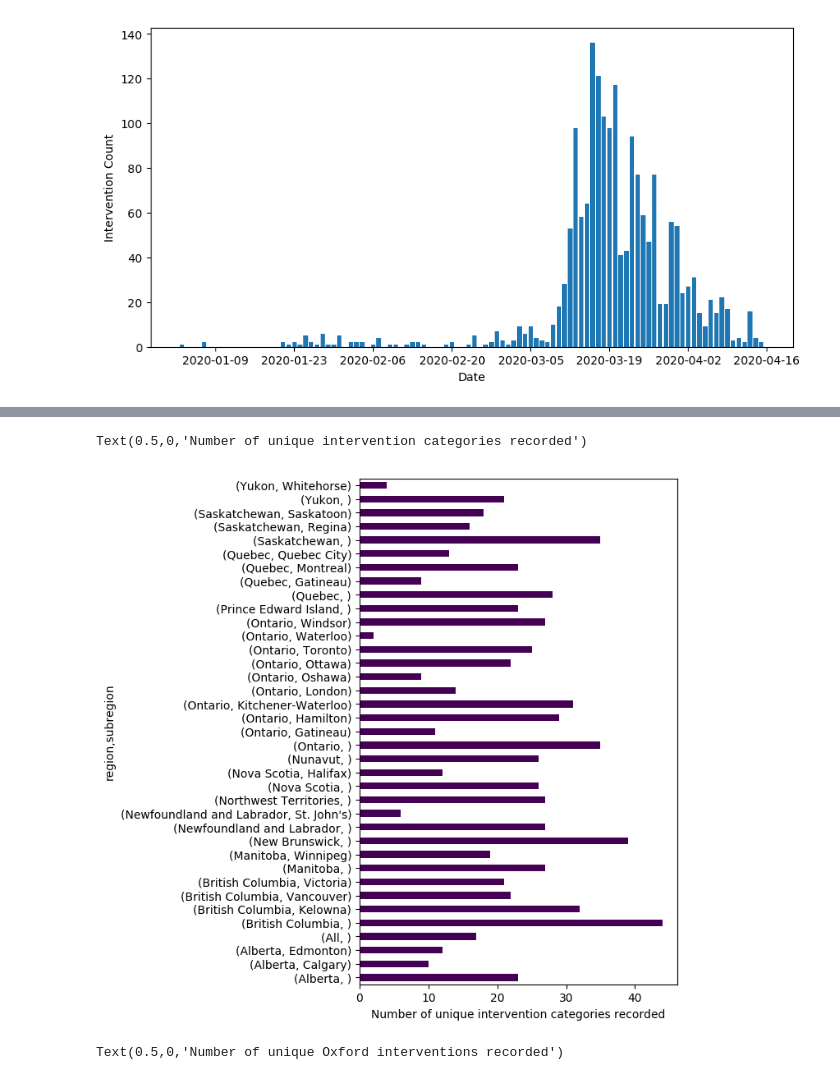
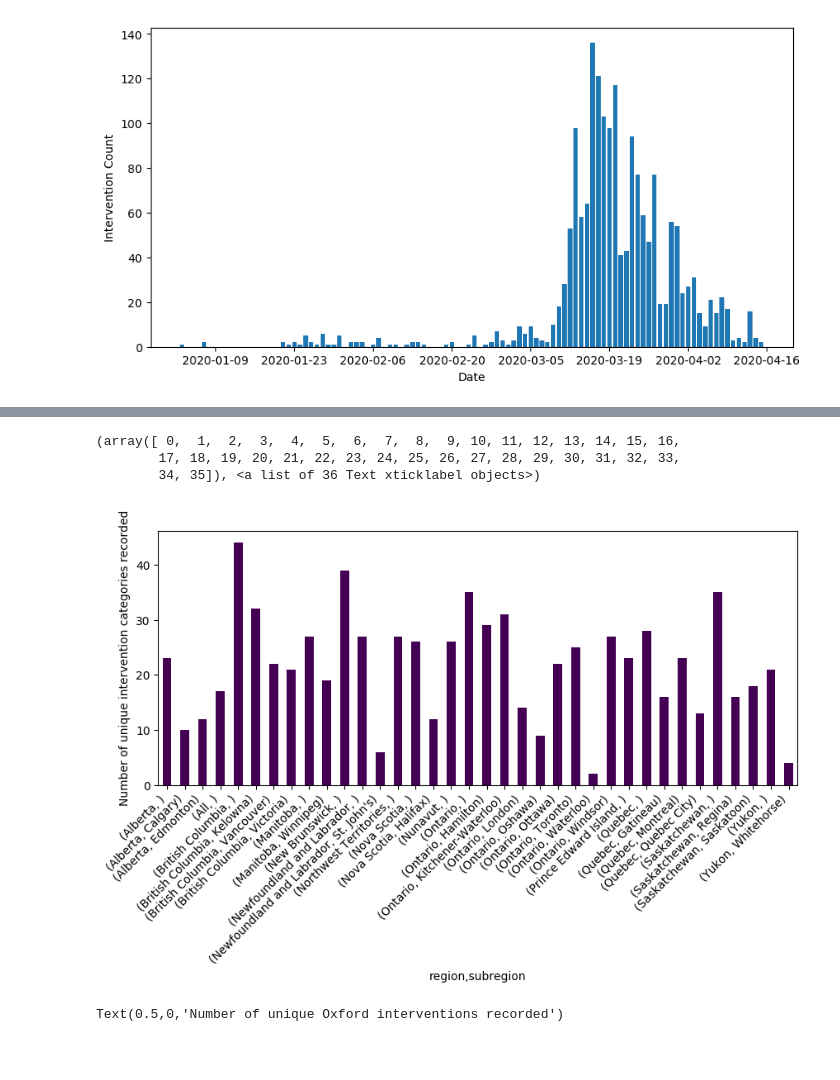
Before and after one commit to jajsmith/COVID19NonPharmaceuticalInterventions, a Jupyter notebook: npi_analysis.ipynb, the cells around one changed output, grey strips where cells are left out. Drawn from its saved outputs; the diff is of its cells as text; code cells hidden in the pictures; blank space fills up the shorter version.

```diff
--- a/npi_analysis.ipynb
+++ b/npi_analysis.ipynb
@@ -105,6 +105,10 @@ full_df['oxford_fiscal_measure_cad'] = full_df['oxford_fiscal_measure_cad'].repl
 provinces_df = full_df[full_df['subregion'].isna() & full_df['region'].notna() & (full_df['region'] != "All")]
 
 federal_df = full_df[full_df['subregion'].isna() & (full_df['region'].isna() | (full_df['region'] == "All"))]
+# %%
+full_df = pd.read_csv('npi_full.csv')
+provinces_df = pd.read_csv('npi_by_province.csv')
+federal_df = pd.read_csv('npi_federal.csv')
 # %%
 full_df.shape
 # %% [output]
@@ -350,9 +396,12 @@ full_df[full_df['start_date'] > pd.to_datetime('04-16-2020')]
 # %%
-full_df.fillna('').groupby(by=['region', 'subregion'])['intervention_category'].nunique().plot.barh(figsize=(5,8), cmap='viridis')
-plt.xlabel('Number of unique intervention categories recorded')
+full_df.fillna('').groupby(by=['region', 'subregion'])['intervention_category'].nunique().plot.bar(figsize=(10,4), cmap='viridis')
+plt.ylabel('Number of unique intervention categories recorded')
+plt.xticks(rotation=45, ha='right')
 # %% [output]
-Text(0.5,0,'Number of unique intervention categories recorded')
+(array([ 0,  1,  2,  3,  4,  5,  6,  7,  8,  9, 10, 11, 12, 13, 14, 15, 16,
+        17, 18, 19, 20, 21, 22, 23, 24, 25, 26, 27, 28, 29, 30, 31, 32, 33,
+        34, 35]), <a list of 36 Text xticklabel objects>)
-[figure, old version]
+[figure, new version]
 # %%
 full_df.fillna('Province').groupby(by=['region', 'subregion'])['oxford_government_response_category'].nunique().plot.barh()
 plt.xlabel('Number of unique Oxford interventions recorded')
```
Also changed, not shown: parts of 10 cells of this notebook, 4 other files.
